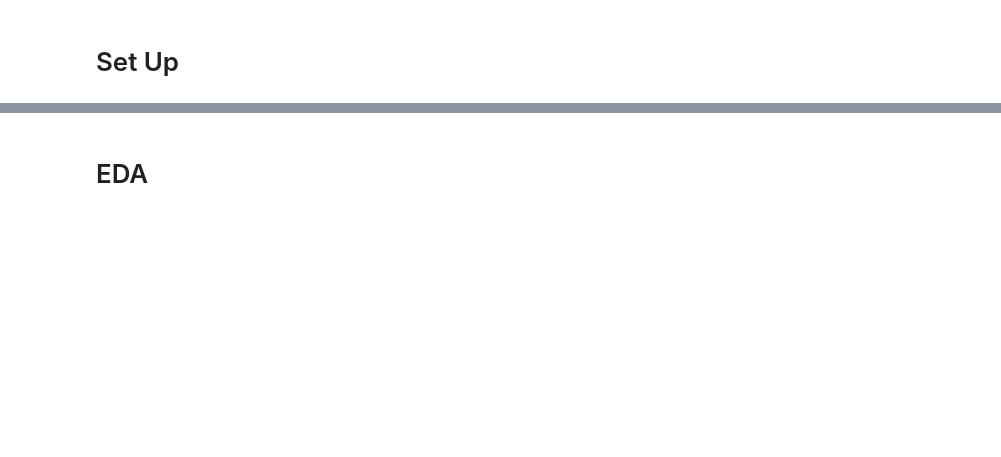
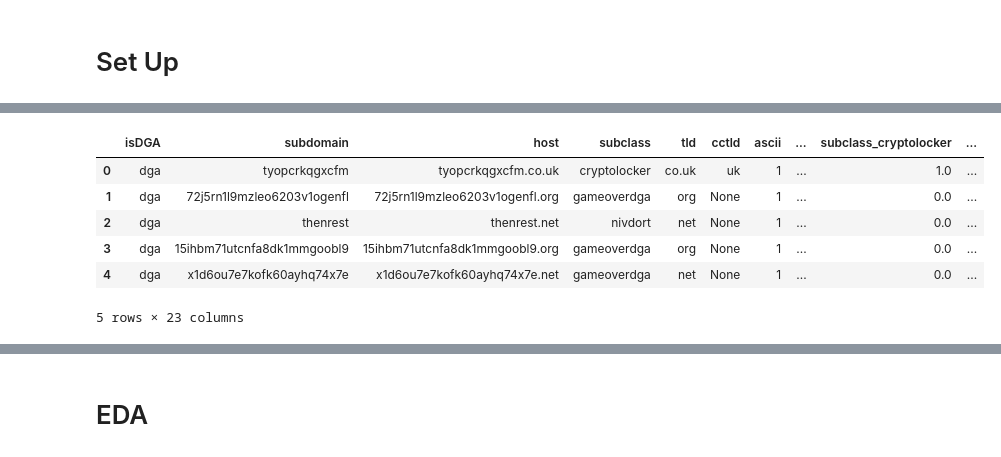
Before and after one commit to ezishr/cybersecurity, a Jupyter notebook: eda.ipynb, the cells around one changed output, grey strips where cells are left out. Cells and saved outputs as stored; diff of their text form; code cells hidden in the pictures; blank space fills up the shorter version.

```diff
--- a/eda.ipynb
+++ b/eda.ipynb
@@ -52,0 +95,15 @@ main_df['has_num'] = main_df['subdomain'].str.contains(r'\d').astype(int)
+# %%
+encoded = OH_encoder.fit_transform(np.array(main_df['subclass']).reshape(-1, 1))
+encoded_features = pd.DataFrame(encoded, columns=OH_encoder.get_feature_names_out(['subclass']))
+
+main_df = main_df.join(encoded_features)
+
+main_df.head()
+# %% [output]
+|  | isDGA | subdomain | host | subclass | tld | cctld | ascii | ... | subclass_cryptolocker | ... |
+| 0 | dga | tyopcrkqgxcfm | tyopcrkqgxcfm.co.uk | cryptolocker | co.uk | uk | 1 | ... | 1.0 | ... |
+| 1 | dga | 72j5rn1l9mzleo6203v1ogenfl | 72j5rn1l9mzleo6203v1ogenfl.org | gameoverdga | org | None | 1 | ... | 0.0 | ... |
+| 2 | dga | thenrest | thenrest.net | nivdort | net | None | 1 | ... | 0.0 | ... |
+| 3 | dga | 15ihbm71utcnfa8dk1mmgoobl9 | 15ihbm71utcnfa8dk1mmgoobl9.org | gameoverdga | org | None | 1 | ... | 0.0 | ... |
+| 4 | dga | x1d6ou7e7kofk60ayhq74x7e | x1d6ou7e7kofk60ayhq74x7e.net | gameoverdga | net | None | 1 | ... | 0.0 | ... |
+5 rows × 23 columns
```
Also changed, not shown: parts of 22 cells of this notebook, 2 other files.
